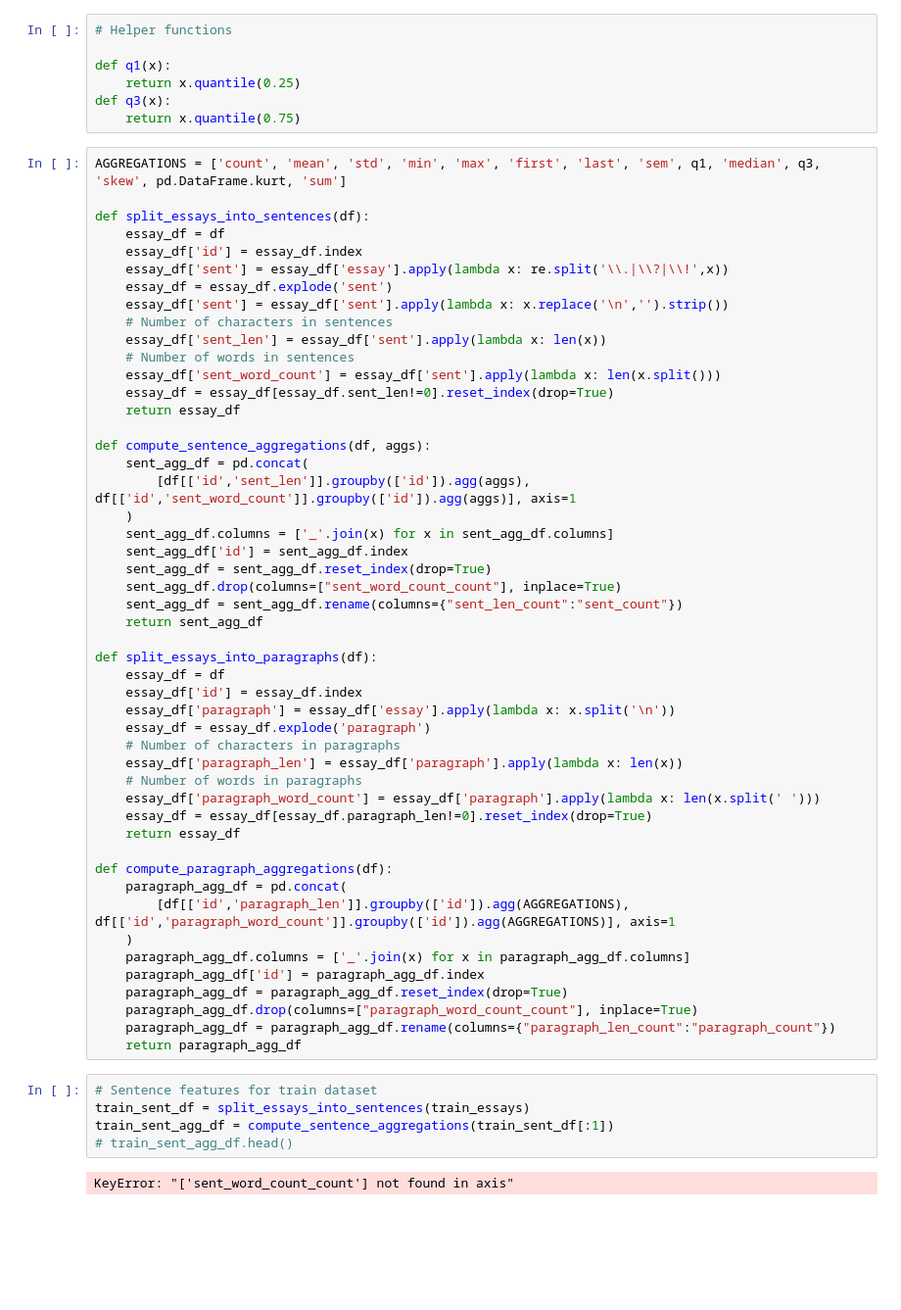
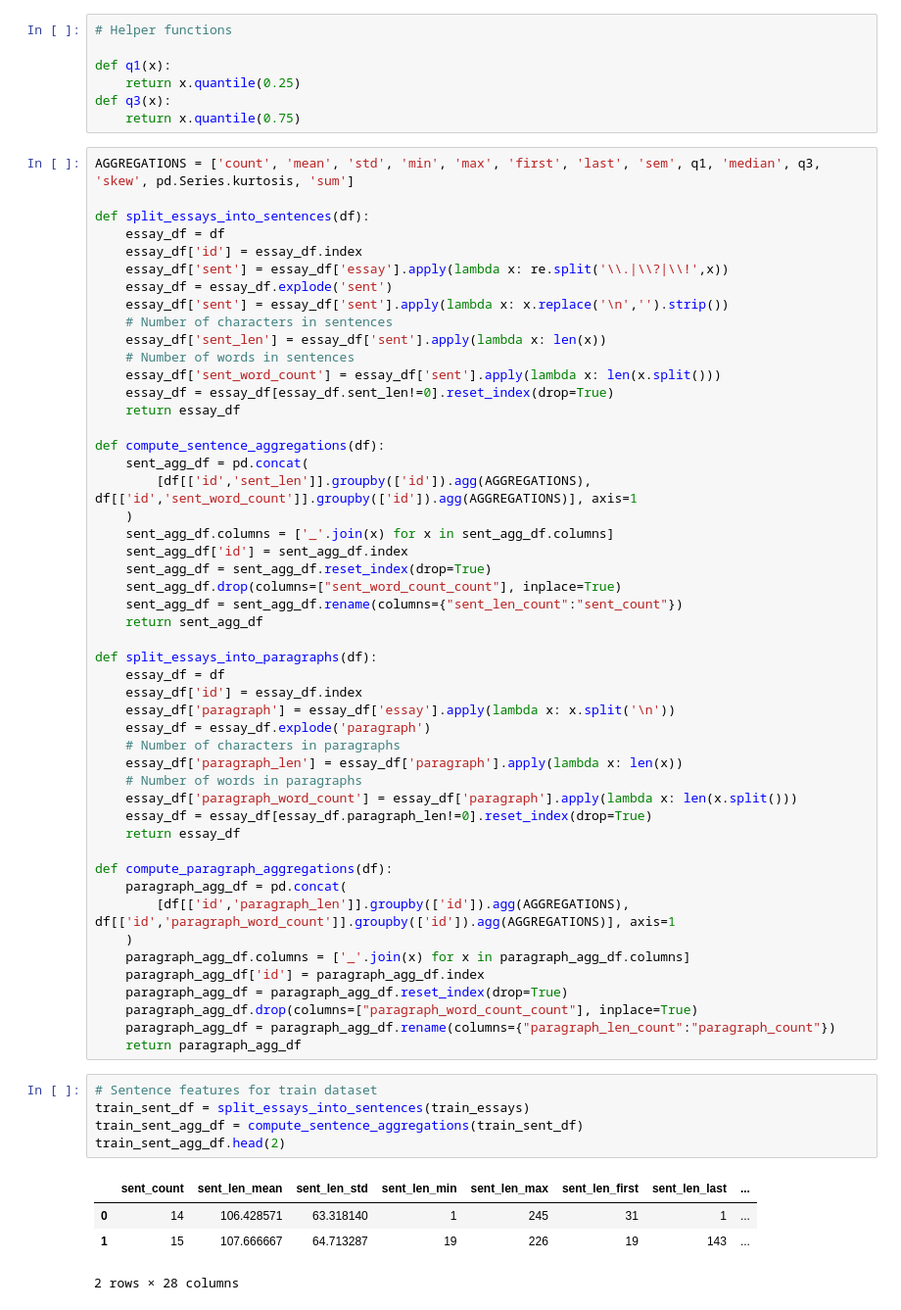
Before and after one commit to ZalmanKelber/kaggle_writing, a Jupyter notebook: writing4.ipynb, the cells around one changed output. Shown at 98% size. Drawn from its saved outputs; the diff is of its cells as text; blank space fills up the shorter version.

```diff
--- a/writing4.ipynb
+++ b/writing4.ipynb
@@ -46,7 +48,7 @@ def q1(x):
 def q3(x):
     return x.quantile(0.75)
 # %%
-AGGREGATIONS = ['count', 'mean', 'std', 'min', 'max', 'first', 'last', 'sem', q1, 'median', q3, 'skew', pd.DataFrame.kurt, 'sum']
+AGGREGATIONS = ['count', 'mean', 'std', 'min', 'max', 'first', 'last', 'sem', q1, 'median', q3, 'skew', pd.Series.kurtosis, 'sum']
 
 def split_essays_into_sentences(df):
     essay_df = df
@@ -61,9 +63,9 @@ def split_essays_into_sentences(df):
     essay_df = essay_df[essay_df.sent_len!=0].reset_index(drop=True)
     return essay_df
 
-def compute_sentence_aggregations(df, aggs):
+def compute_sentence_aggregations(df):
     sent_agg_df = pd.concat(
-        [df[['id','sent_len']].groupby(['id']).agg(aggs), df[['id','sent_word_count']].groupby(['id']).agg(aggs)], axis=1
+        [df[['id','sent_len']].groupby(['id']).agg(AGGREGATIONS), df[['id','sent_word_count']].groupby(['id']).agg(AGGREGATIONS)], axis=1
     )
     sent_agg_df.columns = ['_'.join(x) for x in sent_agg_df.columns]
     sent_agg_df['id'] = sent_agg_df.index
@@ -80,7 +82,7 @@ def split_essays_into_paragraphs(df):
     # Number of characters in paragraphs
     essay_df['paragraph_len'] = essay_df['paragraph'].apply(lambda x: len(x))
     # Number of words in paragraphs
-    essay_df['paragraph_word_count'] = essay_df['paragraph'].apply(lambda x: len(x.split(' ')))
+    essay_df['paragraph_word_count'] = essay_df['paragraph'].apply(lambda x: len(x.split()))
     essay_df = essay_df[essay_df.paragraph_len!=0].reset_index(drop=True)
     return essay_df
 
@@ -97,7 +99,10 @@ def compute_paragraph_aggregations(df):
 # %%
 # Sentence features for train dataset
 train_sent_df = split_essays_into_sentences(train_essays)
-train_sent_agg_df = compute_sentence_aggregations(train_sent_df[:1])
-# train_sent_agg_df.head()
+train_sent_agg_df = compute_sentence_aggregations(train_sent_df)
+train_sent_agg_df.head(2)
 # %% [output]
+|  | sent_count | sent_len_mean | sent_len_std | sent_len_min | sent_len_max | sent_len_first | sent_len_last | ... |
+| 0 | 14 | 106.428571 | 63.318140 | 1 | 245 | 31 | 1 | ... |
+| 1 | 15 | 107.666667 | 64.713287 | 19 | 226 | 19 | 143 | ... |
-KeyError: "['sent_word_count_count'] not found in axis"
+2 rows × 28 columns
```
Also changed, not shown: parts of 20 cells of this notebook, 1 other file.
